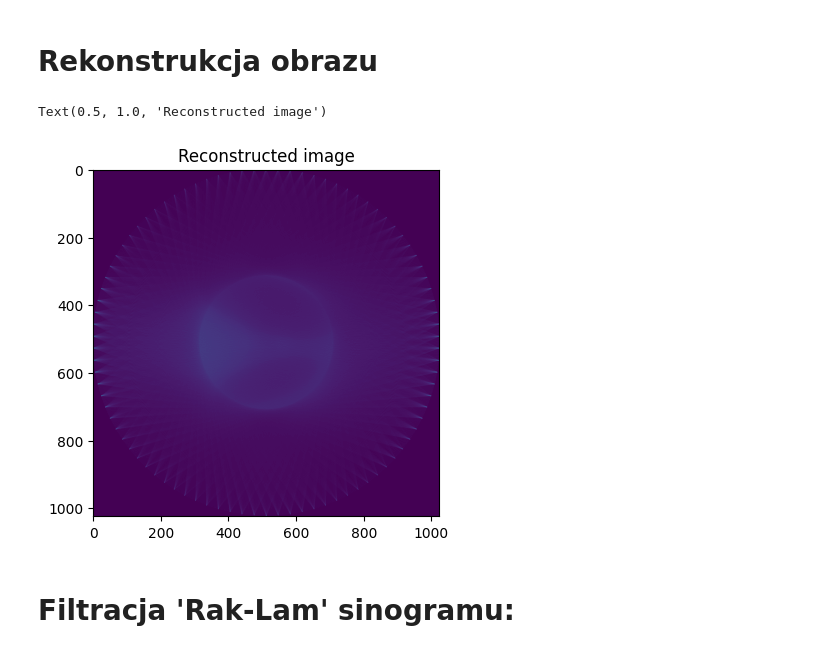
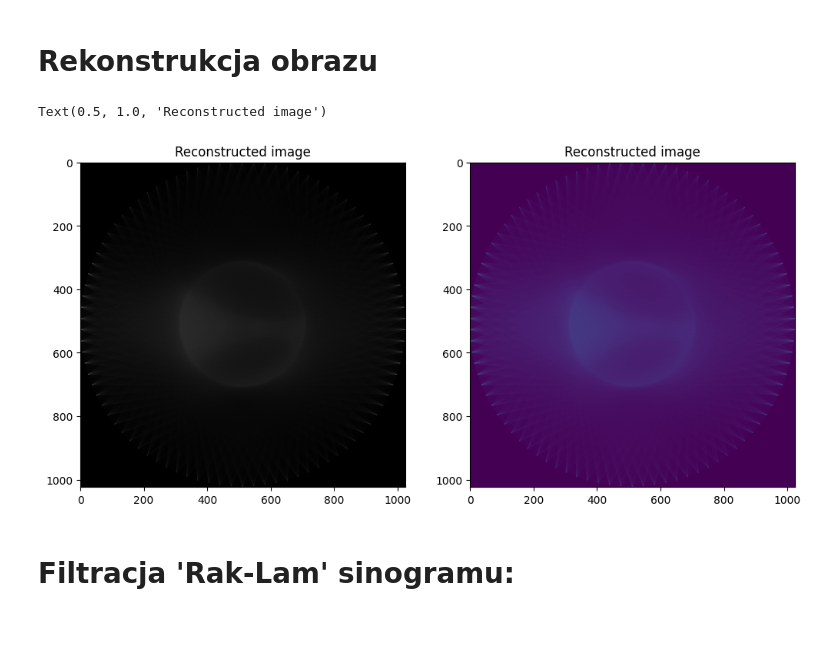
Before and after one commit to Sanguing/RadTransf, a Jupyter notebook: radon_transformation_corrected.ipynb, the cells around one changed output. Drawn from its saved outputs; the diff is of its cells as text; code cells hidden in the pictures; blank space fills up the shorter version.

```diff
--- a/radon_transformation_corrected.ipynb
+++ b/radon_transformation_corrected.ipynb
@@ -271,17 +271,23 @@ plt.show()
 # %%
 output_image = np.zeros((width, height))
 
 for i in range(sinogram.shape[0]):
     for j in range(sinogram.shape[1]):
         for k in range(len(lines[i][j][0])):
             output_image[lines[i][j][1][k] - 1][lines[i][j][0][k] - 1] += sinogram[i][j]
 
-fig, ax1 = plt.subplots(1, 1, figsize=(8, 4.5))
-ax1.imshow(output_image)
+
+fig, (ax1, ax2) = plt.subplots(1, 2, figsize=(12, 6))
+
+ax1.imshow(output_image, cmap='gray')
 ax1.set_title("Reconstructed image")
+
+
+ax2.imshow(output_image)
+ax2.set_title("Reconstructed image")
 # %% [output]
 Text(0.5, 1.0, 'Reconstructed image')
-[figure, old version]
+[figure, new version]
 # %% [markdown]
 # Filtracja 'Rak-Lam' sinogramu:
 # %%
```
